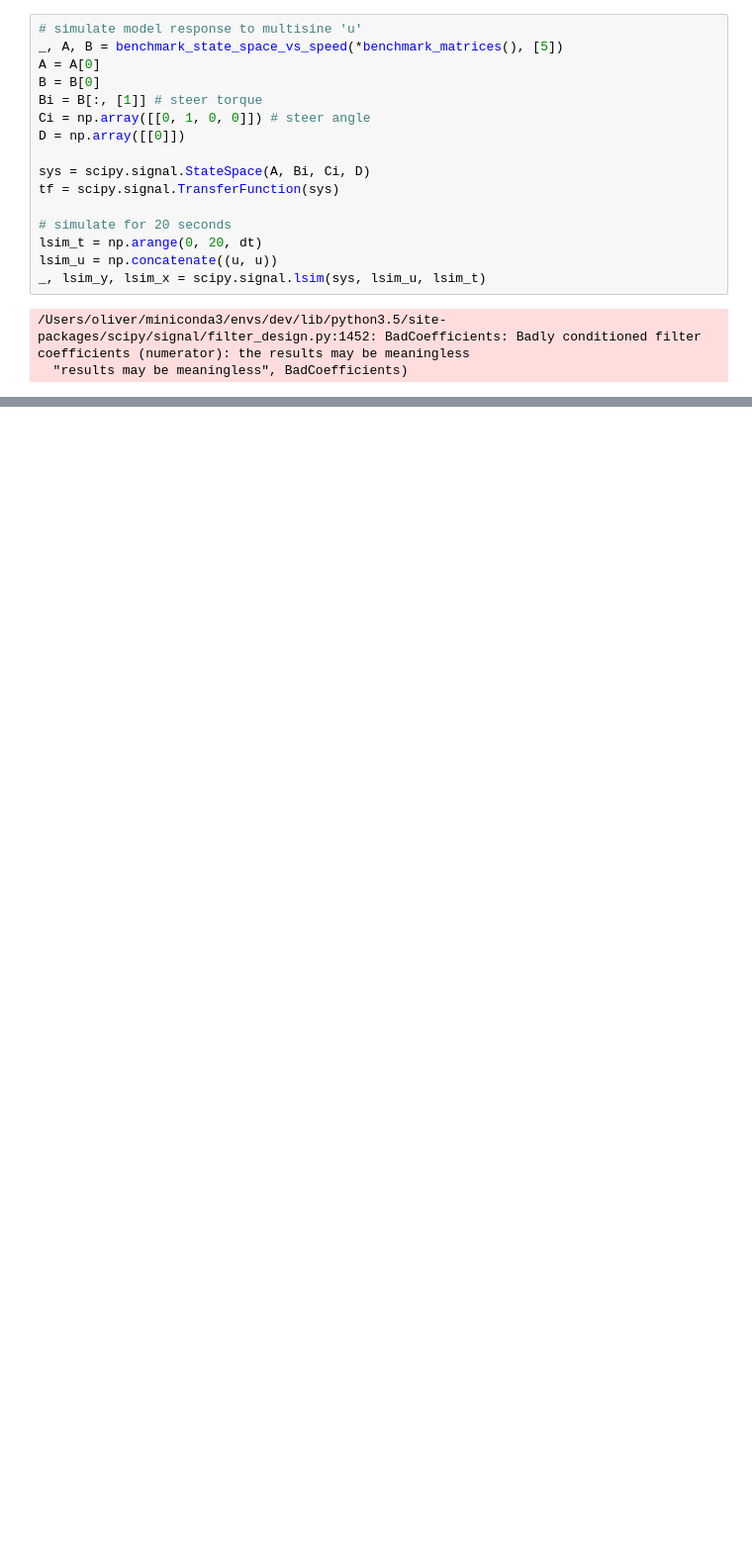
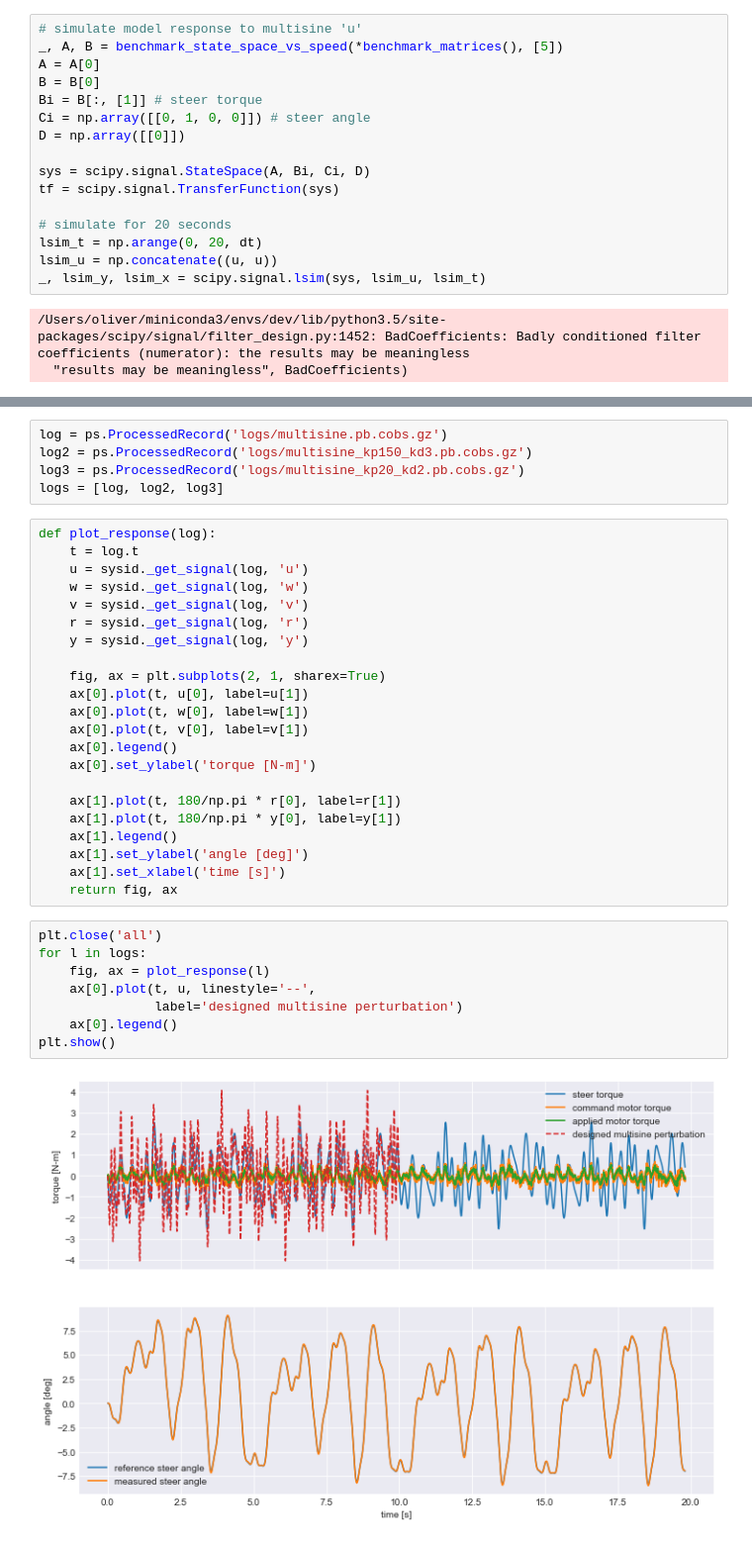
Before and after one commit to oliverlee/phobos, a Jupyter notebook: scripts/controller_frequency_response.ipynb, the cells around one changed output, grey strips where cells are left out. Shown at 99% size. Cells and saved outputs as stored; diff of their text form; blank space fills up the shorter version.

```diff
--- a/scripts/controller_frequency_response.ipynb
+++ b/scripts/controller_frequency_response.ipynb
@@ -355,0 +82,37 @@ def plot_roll_frequency_response(log):
+# %%
+log = ps.ProcessedRecord('logs/multisine.pb.cobs.gz')
+log2 = ps.ProcessedRecord('logs/multisine_kp150_kd3.pb.cobs.gz')
+log3 = ps.ProcessedRecord('logs/multisine_kp20_kd2.pb.cobs.gz')
+logs = [log, log2, log3]
+# %%
+def plot_response(log):
+    t = log.t
+    u = sysid._get_signal(log, 'u')
+    w = sysid._get_signal(log, 'w')
+    v = sysid._get_signal(log, 'v')
+    r = sysid._get_signal(log, 'r')
+    y = sysid._get_signal(log, 'y')
+
+    fig, ax = plt.subplots(2, 1, sharex=True)
+    ax[0].plot(t, u[0], label=u[1])
+    ax[0].plot(t, w[0], label=w[1])
+    ax[0].plot(t, v[0], label=v[1])
+    ax[0].legend()
+    ax[0].set_ylabel('torque [N-m]')
+
+    ax[1].plot(t, 180/np.pi * r[0], label=r[1])
+    ax[1].plot(t, 180/np.pi * y[0], label=y[1])
+    ax[1].legend()
+    ax[1].set_ylabel('angle [deg]')
+    ax[1].set_xlabel('time [s]')
+    return fig, ax
+# %%
+plt.close('all')
+for l in logs:
+    fig, ax = plot_response(l)
+    ax[0].plot(t, u, linestyle='--',
+               label='designed multisine perturbation')
+    ax[0].legend()
+plt.show()
+# %% [output]
+[figure, added]
```
Also changed, not shown: parts of 17 cells of this notebook, 1 other file.
